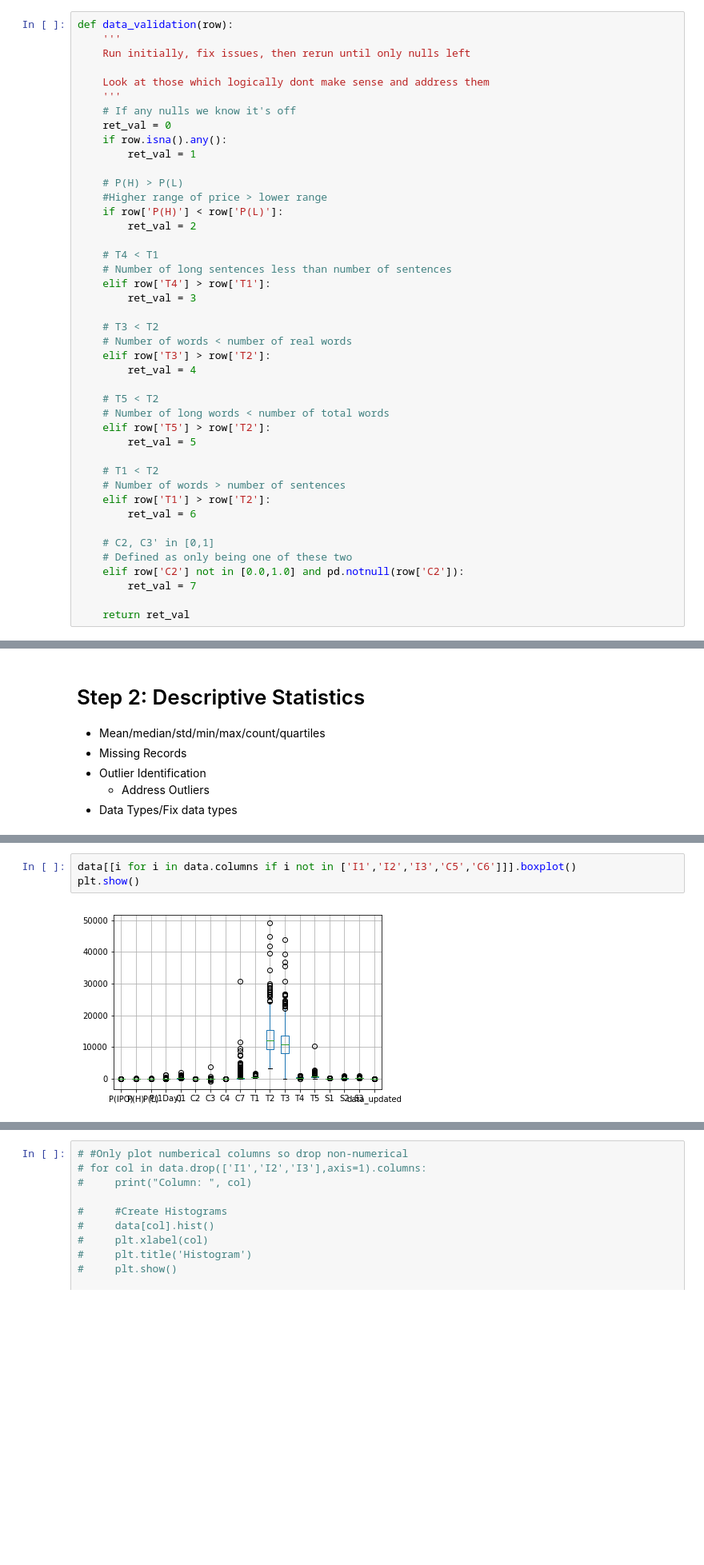
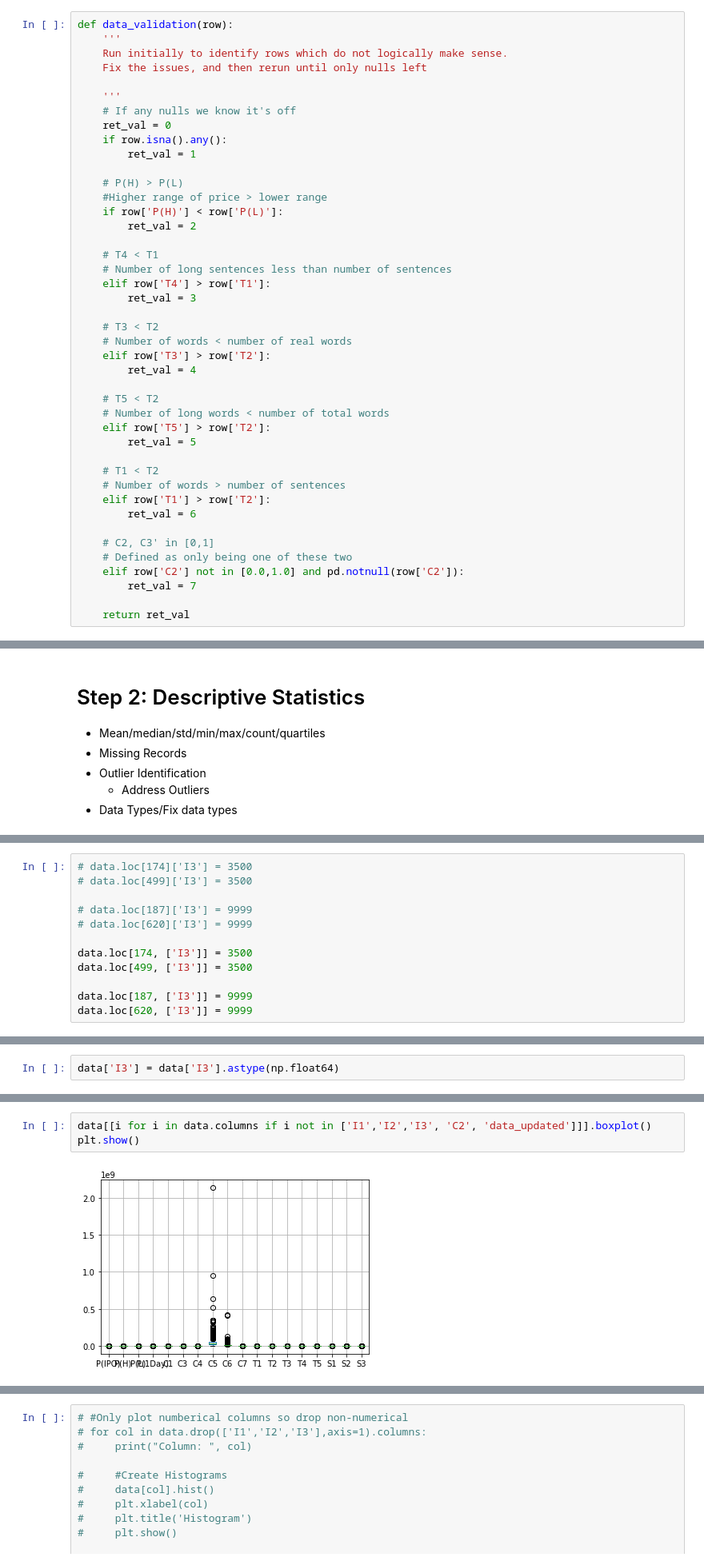
Before and after one commit to fairfield-university-ba545/project1-archana-s-team, a Jupyter notebook: data_prep-dylan.ipynb, the cells around one changed output, grey strips where cells are left out. Shown at 80% size. Cells and saved outputs as stored; diff of their text form; blank space fills up the shorter version.

Commit message:
added some comments to initial steps

```diff
--- a/data_prep-dylan.ipynb
+++ b/data_prep-dylan.ipynb
@@ -44,9 +44,9 @@ for col in data.columns:
 # %%
 def data_validation(row):
     '''
-    Run initially, fix issues, then rerun until only nulls left
+    Run initially to identify rows which do not logically make sense.
+    Fix the issues, and then rerun until only nulls left
 
-    Look at those which logically dont make sense and address them
     '''
     # If any nulls we know it's off
     ret_val = 0
@@ -193,0 +278,12 @@ Top level view
+# %%
+# data.loc[174]['I3'] = 3500
+# data.loc[499]['I3'] = 3500
+
+# data.loc[187]['I3'] = 9999
+# data.loc[620]['I3'] = 9999
+
+data.loc[174, ['I3']] = 3500
+data.loc[499, ['I3']] = 3500
+
+data.loc[187, ['I3']] = 9999
+data.loc[620, ['I3']] = 9999
@@ -193,0 +298,2 @@ Top level view
+# %%
+data['I3'] = data['I3'].astype(np.float64)
@@ -194,5 +333,5 @@ Top level view
 # %%
-data[[i for i in data.columns if i not in ['I1','I2','I3','C5','C6']]].boxplot()
+data[[i for i in data.columns if i not in ['I1','I2','I3', 'C2', 'data_updated']]].boxplot()
 plt.show()
 # %% [output]
-[figure, old version]
+[figure, new version]
```
Also changed, not shown: parts of 59 cells of this notebook, 2 other files.
